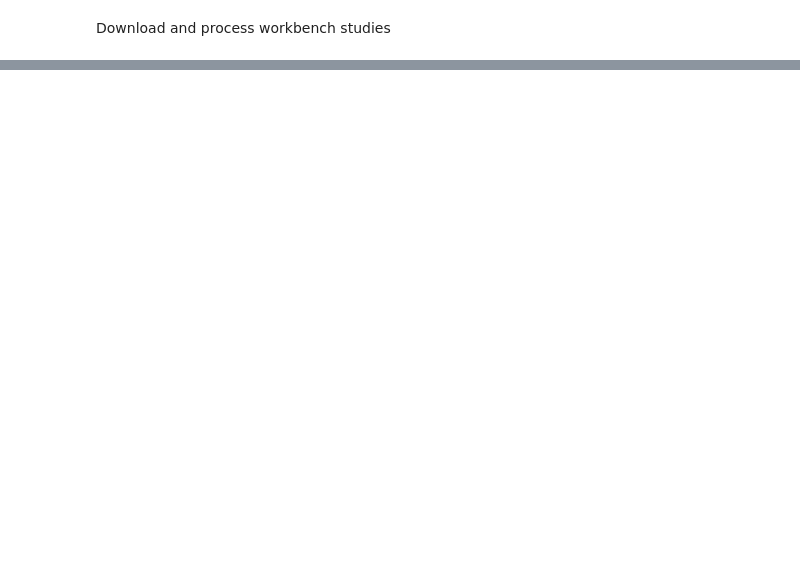
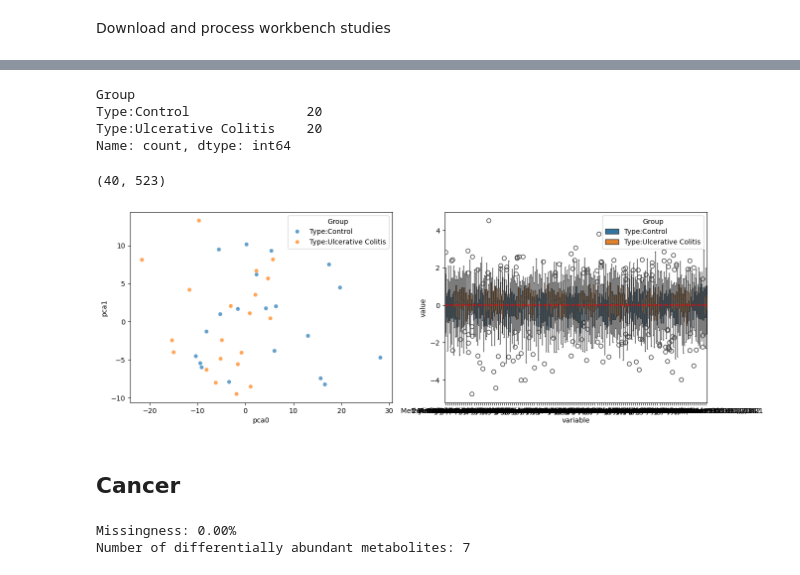
Before and after one commit to cwieder/MetHDN, a Jupyter notebook: Workbench_integration/process_studies.ipynb, the cells around one changed output, grey strips where cells are left out. Drawn from its saved outputs; the diff is of its cells as text; code cells hidden in the pictures; blank space fills up the shorter version.

```diff
--- a/Workbench_integration/process_studies.ipynb
+++ b/Workbench_integration/process_studies.ipynb
@@ -235,0 +527,4 @@ wbd.processed_data
+# %%
+ST000899 = WorkbenchDataset(
+    study_id='ST000899',
+    md_filter={'Control': 'Type:Control', 'Case': 'Type:Ulcerative Colitis'})
@@ -235,0 +537,24 @@ wbd.processed_data
+# %%
+ST000899.processed_data['Group'].value_counts()
+# %% [output]
+Group
+Type:Control               20
+Type:Ulcerative Colitis    20
+Name: count, dtype: int64
+# %%
+ST000899.processed_data.shape
+# %% [output]
+(40, 523)
+# %%
+ST000899.plot_qc()
+# %% [output]
+[figure, added]
+# %% [markdown]
+## Cancer
+# %%
+ST000284 = WorkbenchDataset(
+    study_id='ST000284',
+    md_filter={'Control': 'Patient group:Healthy', 'Case': 'Patient group:CRC'})
+# %% [output]
+Missingness: 0.00%
+Number of differentially abundant metabolites: 7
```
Also changed, not shown: parts of 72 cells of this notebook.
